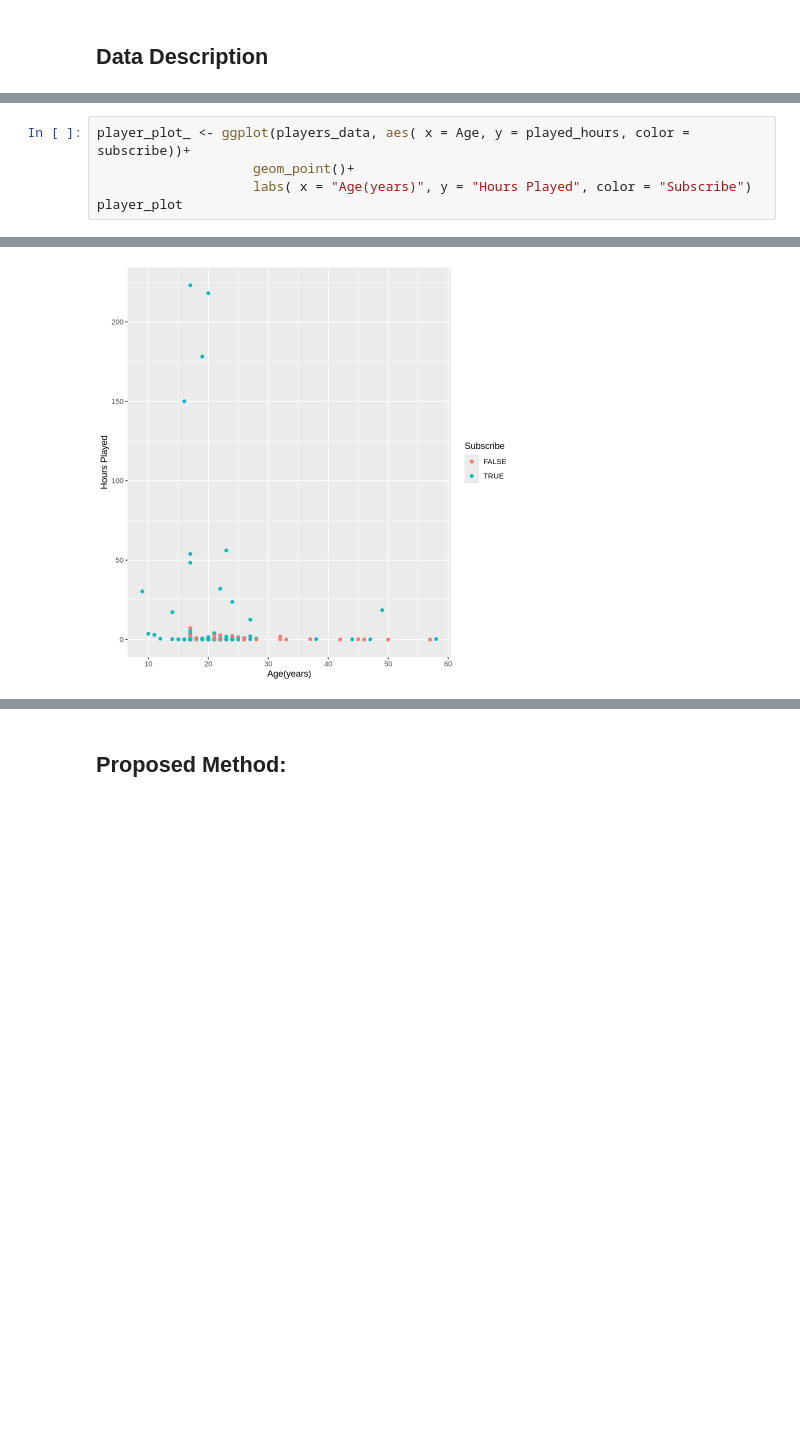
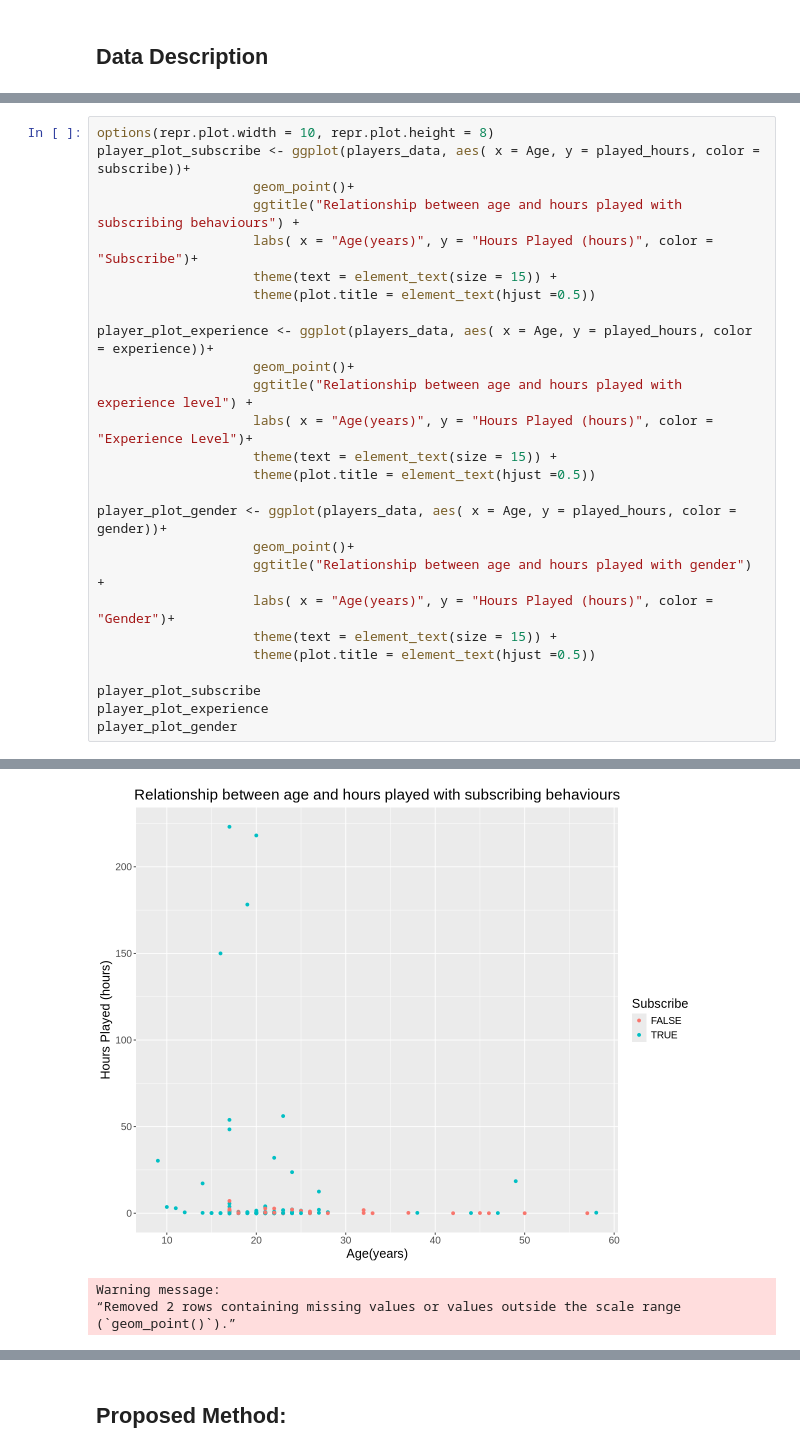
Before and after one commit to 604Beast/Project-Planning-Stage, a Jupyter notebook: Project_Planning_Stage .ipynb, the cells around one changed output, grey strips where cells are left out. Drawn from its saved outputs; the diff is of its cells as text; blank space fills up the shorter version.

```diff
--- a/Project_Planning_Stage .ipynb
+++ b/Project_Planning_Stage .ipynb
@@ -147,8 +175,29 @@ A tibble: 1 × 2
 # %%
-player_plot_ <- ggplot(players_data, aes( x = Age, y = played_hours, color = subscribe))+
+options(repr.plot.width = 10, repr.plot.height = 8)
+player_plot_subscribe <- ggplot(players_data, aes( x = Age, y = played_hours, color = subscribe))+
                     geom_point()+
-                    labs( x = "Age(years)", y = "Hours Played", color = "Subscribe")
-player_plot
+                    ggtitle("Relationship between age and hours played with subscribing behaviours") +
+                    labs( x = "Age(years)", y = "Hours Played (hours)", color = "Subscribe")+
+                    theme(text = element_text(size = 15)) +
+                    theme(plot.title = element_text(hjust =0.5))
+
+player_plot_experience <- ggplot(players_data, aes( x = Age, y = played_hours, color = experience))+
+                    geom_point()+
+                    ggtitle("Relationship between age and hours played with experience level") +
+                    labs( x = "Age(years)", y = "Hours Played (hours)", color = "Experience Level")+
+                    theme(text = element_text(size = 15)) +
+                    theme(plot.title = element_text(hjust =0.5))
+
+player_plot_gender <- ggplot(players_data, aes( x = Age, y = played_hours, color = gender))+
+                    geom_point()+
+                    ggtitle("Relationship between age and hours played with gender") +
+                    labs( x = "Age(years)", y = "Hours Played (hours)", color = "Gender")+
+                    theme(text = element_text(size = 15)) +
+                    theme(plot.title = element_text(hjust =0.5))
+
+player_plot_subscribe
+player_plot_experience
+player_plot_gender
 # %% [output]
 Warning message:
 “Removed 2 rows containing missing values or values outside the scale range
@@ -156 +208,4 @@ Warning message:
-[figure, old version]
+[figure, new version]
+Warning message:
+“Removed 2 rows containing missing values or values outside the scale range
+(`geom_point()`).”
```
Also changed, not shown: parts of 19 cells of this notebook.
